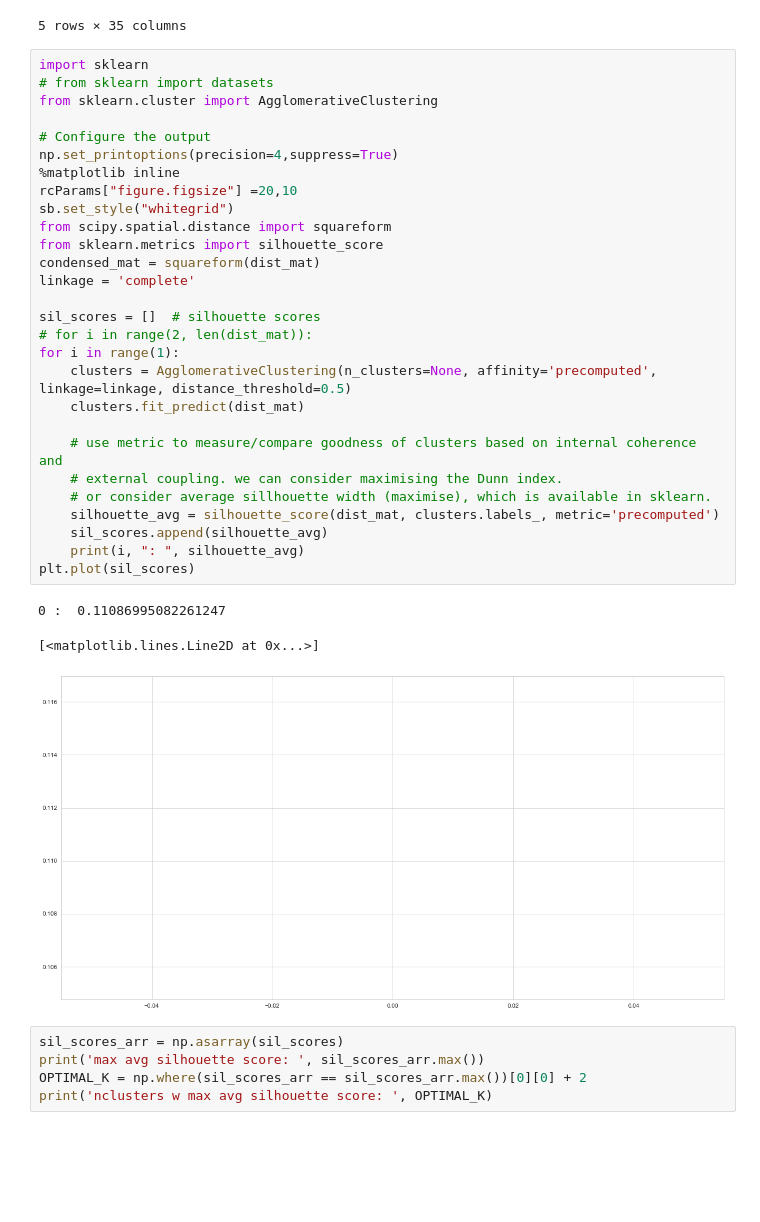
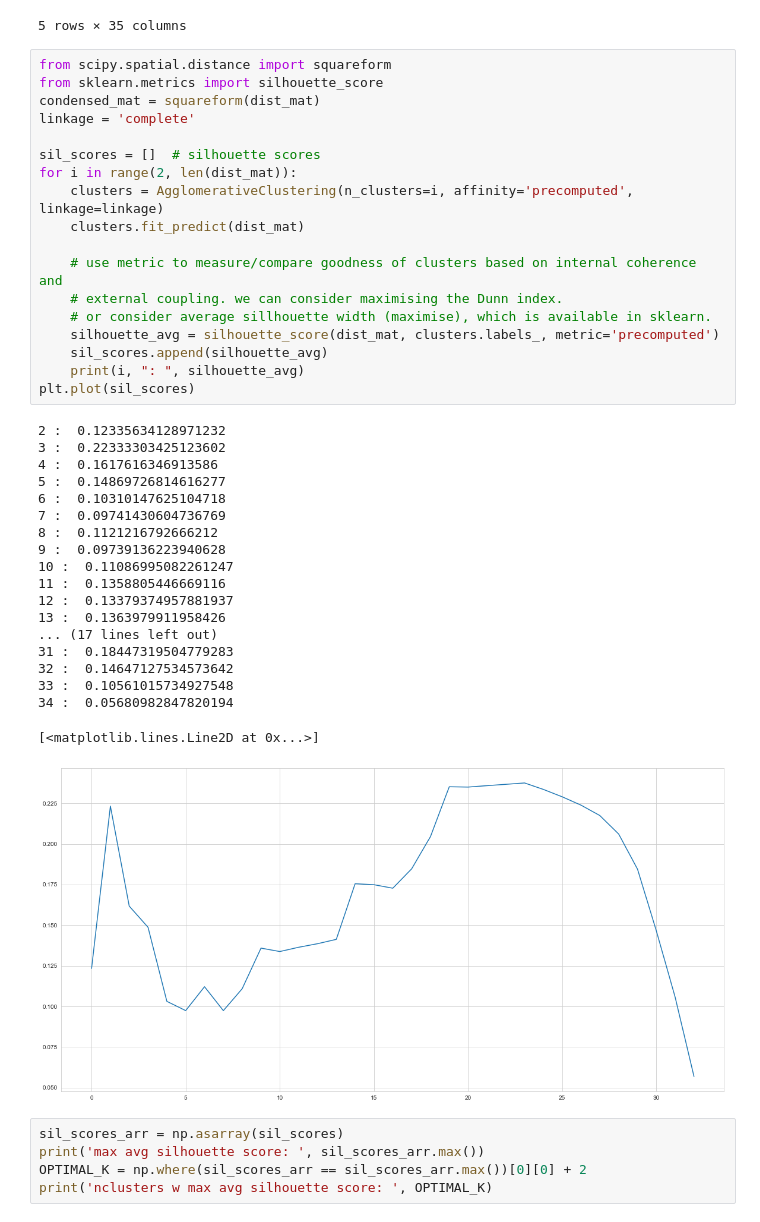
Before and after one commit to llmhyy/comments_summarization, a Jupyter notebook: src/Main.ipynb, the cells around one changed output. Saved outputs shown, nothing was run; the diff lists cells and outputs as text; blank space fills up the shorter version.

Commit message:
refactored clustering section.

```diff
--- a/src/Main.ipynb
+++ b/src/Main.ipynb
@@ -226,37 +226,43 @@ loaded data from disk.
 | 4 | 0.959141 | 0.859179 | 0.950723 | 0.747706 | 0.000000 | 0.788093 | 0.897286 | 0.889479 | 0.895928 | 0.943178 | ... | ... |
 5 rows × 35 columns
 # %%
-import sklearn
-# from sklearn import datasets
-from sklearn.cluster import AgglomerativeClustering
-
-# Configure the output
-np.set_printoptions(precision=4,suppress=True)
-%matplotlib inline
-rcParams["figure.figsize"] =20,10
-sb.set_style("whitegrid")
 from scipy.spatial.distance import squareform
 from sklearn.metrics import silhouette_score
 condensed_mat = squareform(dist_mat)
 linkage = 'complete'
 
 sil_scores = []  # silhouette scores
-# for i in range(2, len(dist_mat)):
-for i in range(1):
-    clusters = AgglomerativeClustering(n_clusters=None, affinity='precomputed', linkage=linkage, distance_threshold=0.5)
+for i in range(2, len(dist_mat)):
+    clusters = AgglomerativeClustering(n_clusters=i, affinity='precomputed', linkage=linkage)
     clusters.fit_predict(dist_mat)
 
     # use metric to measure/compare goodness of clusters based on internal coherence and
     # external coupling. we can consider maximising the Dunn index.
     # or consider average sillhouette width (maximise), which is available in sklearn.
     silhouette_avg = silhouette_score(dist_mat, clusters.labels_, metric='precomputed')
     sil_scores.append(silhouette_avg)
     print(i, ": ", silhouette_avg)
 plt.plot(sil_scores)
 # %% [output]
-0 :  0.11086995082261247
+2 :  0.12335634128971232
+3 :  0.22333303425123602
+4 :  0.1617616346913586
+5 :  0.14869726814616277
+6 :  0.10310147625104718
+7 :  0.09741430604736769
+8 :  0.1121216792666212
+9 :  0.09739136223940628
+10 :  0.11086995082261247
+11 :  0.1358805446669116
+12 :  0.13379374957881937
+13 :  0.1363979911958426
+... (17 lines left out)
+31 :  0.18447319504779283
+32 :  0.14647127534573642
+33 :  0.10561015734927548
+34 :  0.05680982847820194
 [<matplotlib.lines.Line2D at 0x...>]
-[figure, old version]
+[figure, new version]
 # %%
 sil_scores_arr = np.asarray(sil_scores)
 print('max avg silhouette score: ', sil_scores_arr.max())
```
